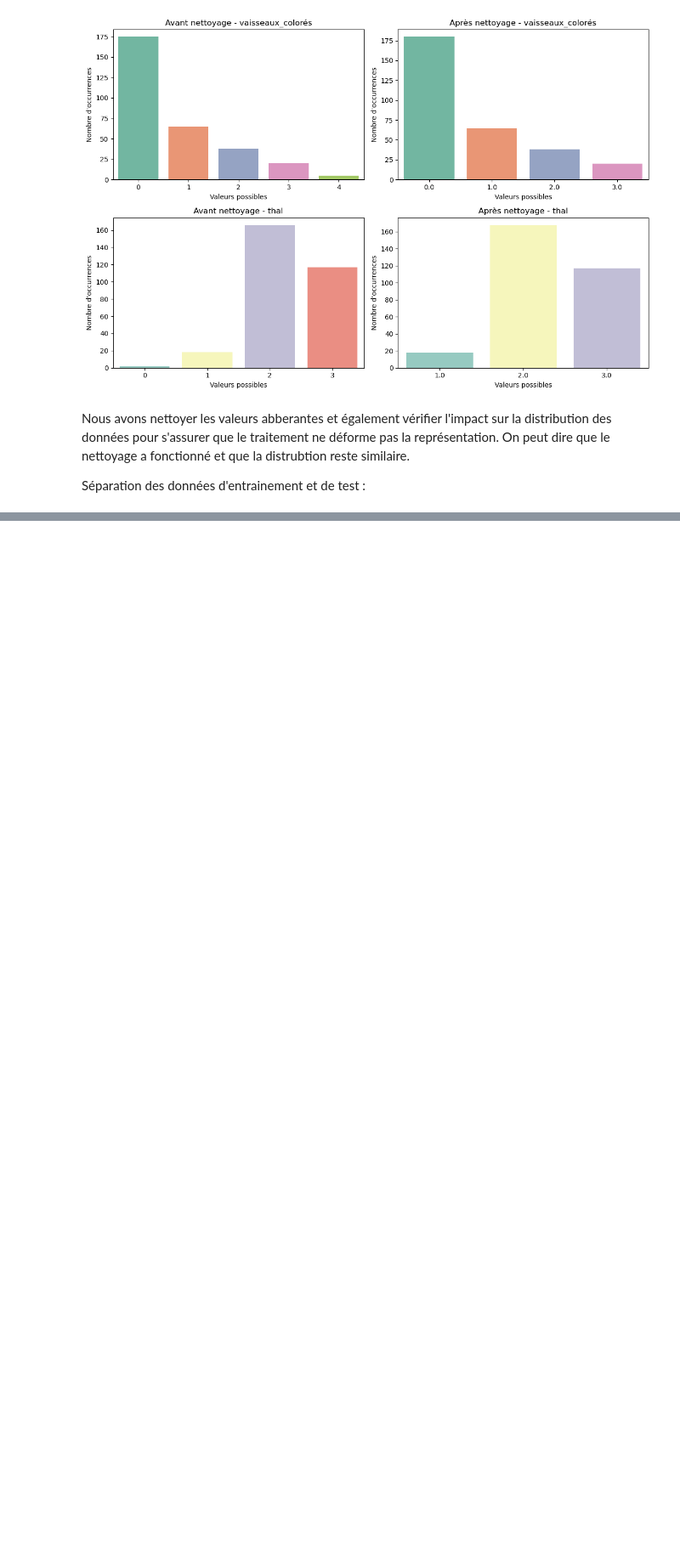
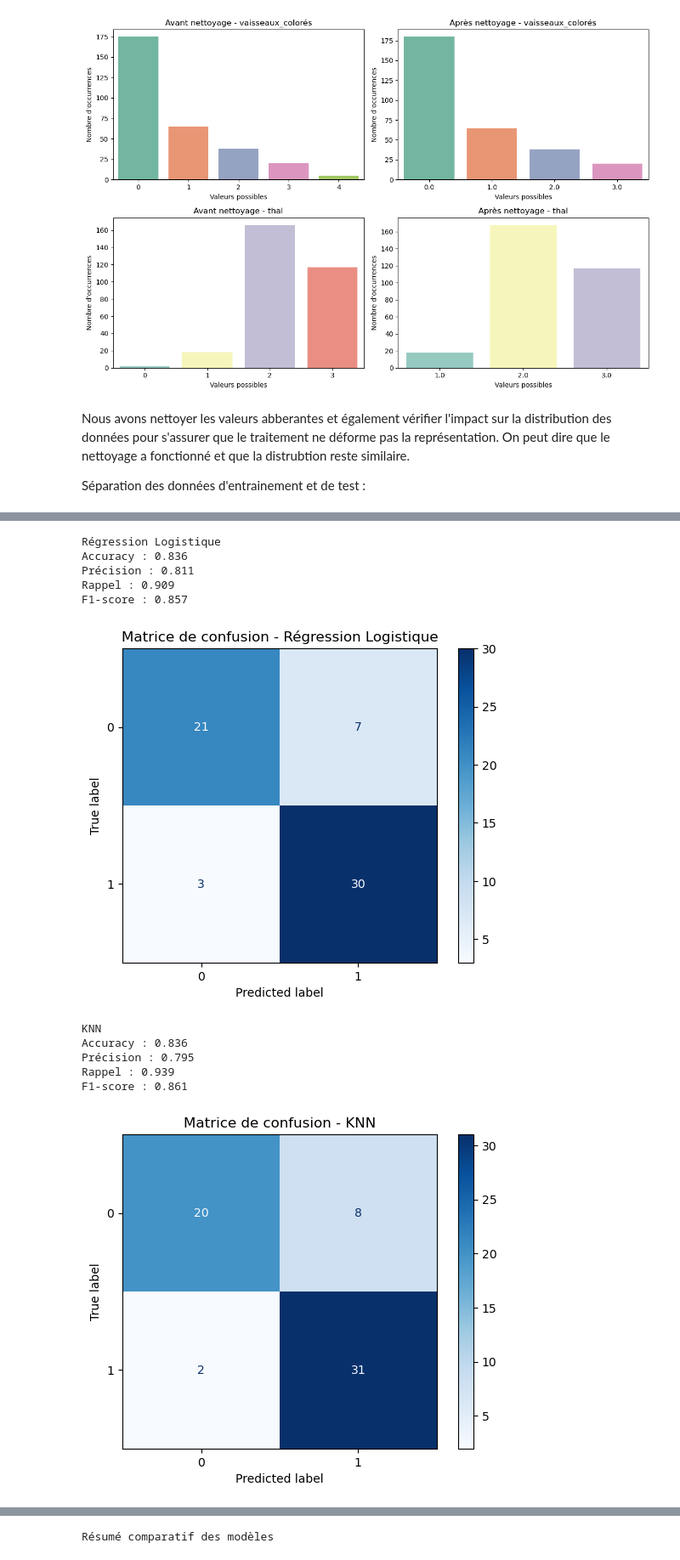
Before and after one commit to Rlang01/Robin-Laurette-Prediction-de-maladies-cardiaques, a Jupyter notebook: Projet-Partie4-1.ipynb, the cells around one changed output, grey strips where cells are left out. Shown: that part at 85% size. Drawn from its saved outputs; the diff is of its cells as text; code cells hidden in the pictures; blank space fills up the shorter version.

```diff
--- a/Projet-Partie4-1.ipynb
+++ b/Projet-Partie4-1.ipynb
@@ -19,10 +36,12 @@ print(df.shape)
 df.head()
 import pandas as pd
 import numpy as np
-from sklearn.preprocessing import StandardScaler
+from sklearn.preprocessing import StandardScaler, OneHotEncoder
+from sklearn.compose import ColumnTransformer
+from sklearn.pipeline import Pipeline
 
 # Chargement du fichier (adapter le chemin si nécessaire)
-df = pd.read_csv("heart.csv",encoding="latin-1")
+df = pd.read_csv("heart.csv")
 
 # Correction des valeurs aberrantes
 df['vaisseaux_colorés'] = df['vaisseaux_colorés'].replace(4, np.nan)
@@ -474,0 +455,8 @@ for var in variables:
+# %%
+# Division en train de Données d'entrainement et test (80% / 20%)
+X_train, X_test, y_train, y_test = train_test_split(
+    X, y, test_size=0.2, random_state=42, stratify=y
+)
+
+print(f"Jeu d'entraînement : {X_train.shape[0]} lignes")
+print(f"Jeu de test : {X_test.shape[0]} lignes")
@@ -474,0 +525,59 @@ for var in variables:
+# %%
+# Liste des modèles à tester
+models = {
+    "Régression Logistique": LogisticRegression(),
+    "KNN": KNeighborsClassifier(),
+    "Arbre de Décision": DecisionTreeClassifier(random_state=42),
+    "Forêt Aléatoire": RandomForestClassifier(random_state=42)
+}
+
+# Dictionnaire pour stocker les résultats
+results = {}
+
+for name, model in models.items():
+    # Pipeline complet : prétraitement + modèle
+    pipeline = Pipeline(steps=[('preprocessor', preprocessor),
+                               ('classifier', model)])
+
+    # Entraînement
+    pipeline.fit(X_train, y_train)
+
+    # Prédictions
+    y_pred = pipeline.predict(X_test)
+
+    # Calcul des métriques
+    acc = accuracy_score(y_test, y_pred)
+    prec = precision_score(y_test, y_pred)
+    rec = recall_score(y_test, y_pred)
+    f1 = f1_score(y_test, y_pred)
+
+    results[name] = [acc, prec, rec, f1]
+
+    print(f"\n{name}")
+    print(f"Accuracy : {acc:.3f}")
+    print(f"Précision : {prec:.3f}")
+    print(f"Rappel : {rec:.3f}")
+    print(f"F1-score : {f1:.3f}")
+
+    # Matrice de confusion
+    disp = ConfusionMatrixDisplay.from_estimator(pipeline, X_test, y_test, cmap='Blues')
+    disp.ax_.set_title(f"Matrice de confusion - {name}")
+    plt.show()
+
+# Résumé des résultats
+results_df = pd.DataFrame(results, index=["Accuracy", "Précision", "Rappel", "F1-score"]).T
+print("\nRésumé comparatif des modèles")
+display(results_df)
+# %% [output]
+Régression Logistique
+Accuracy : 0.836
+Précision : 0.811
+Rappel : 0.909
+F1-score : 0.857
+[figure, added]
+KNN
+Accuracy : 0.836
+Précision : 0.795
+Rappel : 0.939
+F1-score : 0.861
+[figure, added]
@@ -474,0 +596 @@ for var in variables:
+Résumé comparatif des modèles
```
Also changed, not shown: parts of 28 cells of this notebook.
